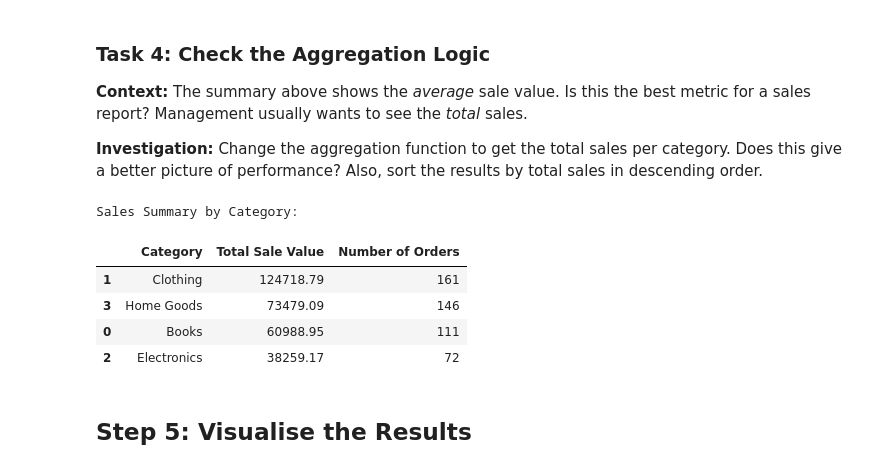
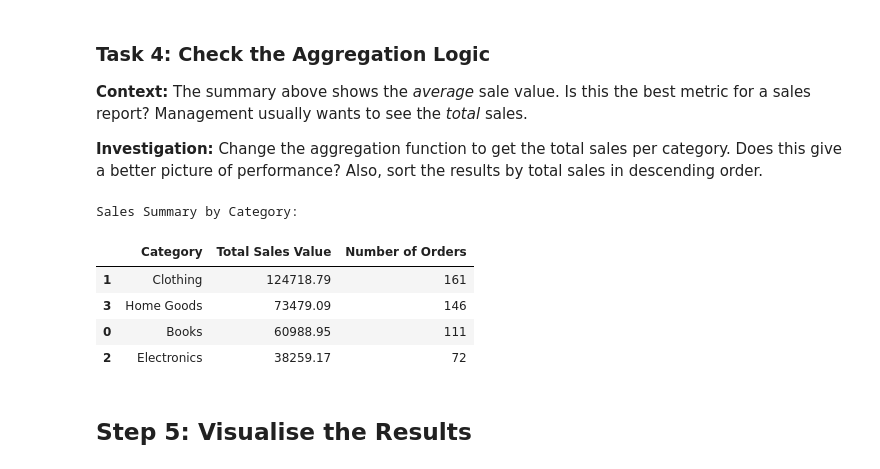
Before and after one commit to JEHOIADAJOSEPH/data-analysis-with-python, a Jupyter notebook: Week_10/Workshop_Week_10_Flawed_Data_Analysis.ipynb, the cells around one changed output. Cells and saved outputs as stored; diff of their text form; code cells hidden in the pictures.

```diff
--- a/Week_10/Workshop_Week_10_Flawed_Data_Analysis.ipynb
+++ b/Week_10/Workshop_Week_10_Flawed_Data_Analysis.ipynb
@@ -251,19 +251,19 @@ Sales Summary by Category:
 # %%
 # Your code here to fix the aggregation
 
 category_summary = merged_data.groupby("category").agg({
     "total_price": "sum",
     "order_id": "count"
 }).reset_index()
 
-category_summary.columns = ["Category", "Total Sale Value", "Number of Orders"]
-category_summary.sort_values(by='Total Sale Value', ascending=False, inplace=True)
+category_summary.columns = ["Category", "Total Sales Value", "Number of Orders"]
+category_summary.sort_values(by='Total Sales Value', ascending=False, inplace=True)
 
 print("Sales Summary by Category:")
 category_summary
 # %% [output]
 Sales Summary by Category:
-|  | Category | Total Sale Value | Number of Orders |
+|  | Category | Total Sales Value | Number of Orders |
 | 1 | Clothing | 124718.79 | 161 |
 | 3 | Home Goods | 73479.09 | 146 |
 | 0 | Books | 60988.95 | 111 |
```
Also changed, not shown: parts of 3 cells of this notebook.
